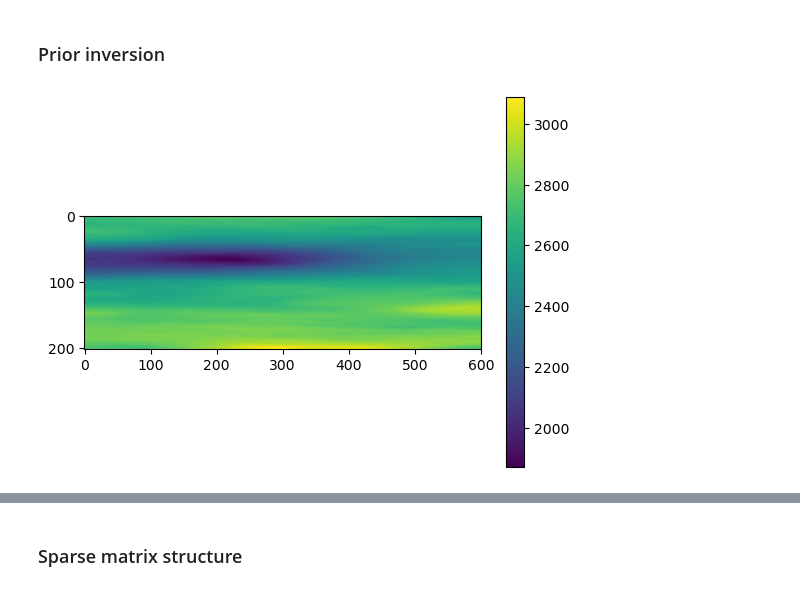
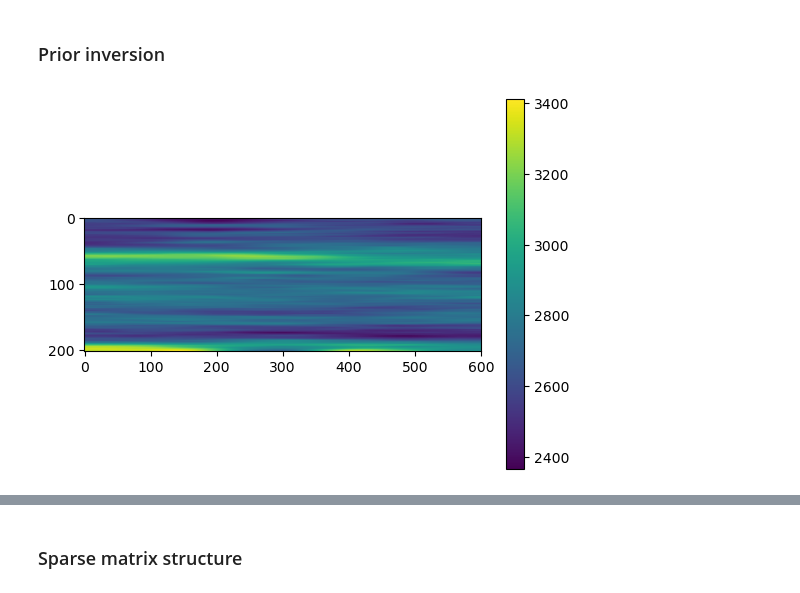
Before and after one commit to medicinely/fwi, a Jupyter notebook: fwi_matrix.ipynb, the cells around one changed output, grey strips where cells are left out. Saved outputs shown, nothing was run; the diff lists cells and outputs as text; code cells hidden in the pictures.

```diff
--- a/fwi_matrix.ipynb
+++ b/fwi_matrix.ipynb
@@ -467,12 +485,12 @@ KeyboardInterrupt:
 # %% [markdown]
 ### Prior inversion
 # %%
-simu, Q = gaussian2d(ranges = [50,600], param=1.,nx=[nz,nx], variance=500, mu=2750)
+simu, Q = gaussian2d(ranges = [20,600], param=1.,nx=[nz,nx], variance=500, mu=2750)
 plt.imshow(simu)
 plt.colorbar()
 plt.show()
 # %% [output]
-[figure, old version]
+[figure, new version]
 # %%
 from func.velocity_model import gaussian2d
 
```
Also changed, not shown: parts of 4 cells of this notebook.
